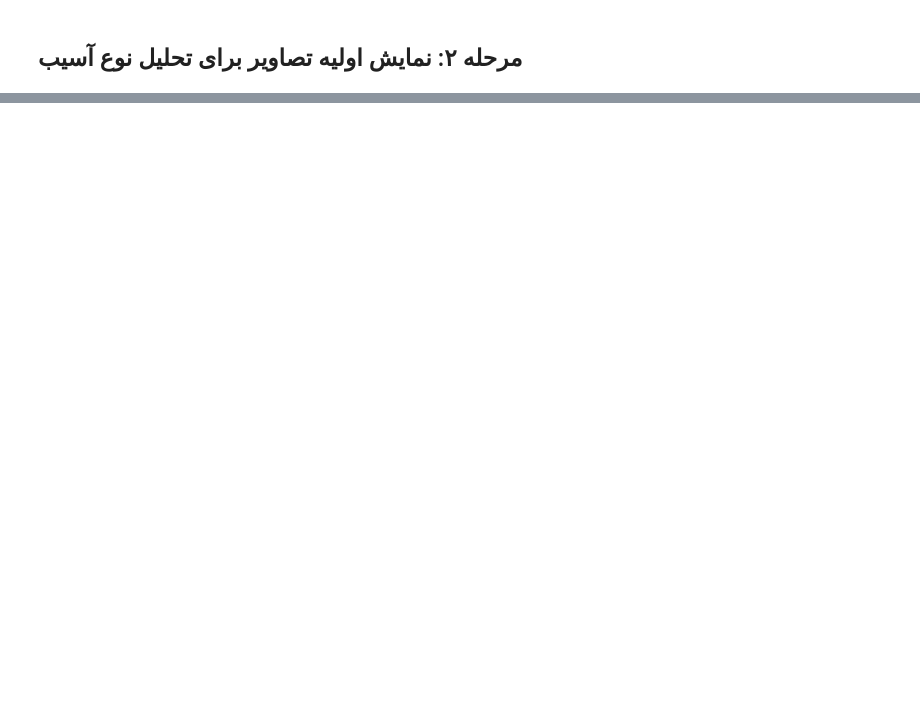
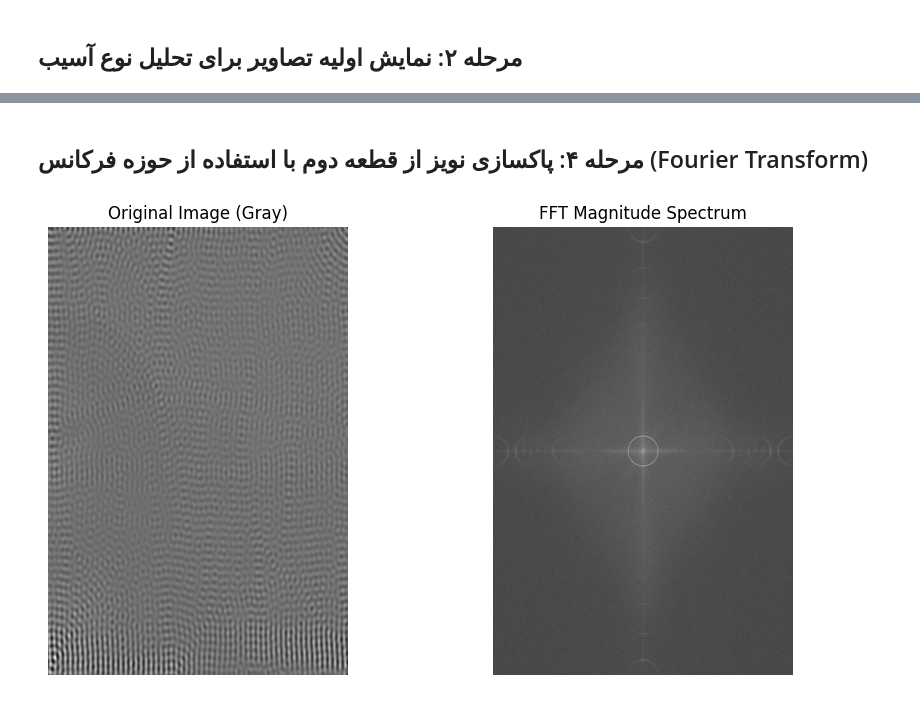
Before and after one commit to MinaJmsh/Image_processing_homework, a Jupyter notebook: Image_processing_homework.ipynb, the cells around one changed output, grey strips where cells are left out. Saved outputs shown, nothing was run; the diff lists cells and outputs as text; code cells hidden in the pictures; blank space fills up the shorter version.

```diff
--- a/Image_processing_homework.ipynb
+++ b/Image_processing_homework.ipynb
@@ -49,0 +119,31 @@ for file in image_files:
+# %% [markdown]
+## مرحله ۴: پاکسازی نویز از قطعه دوم با استفاده از حوزه فرکانس (Fourier Transform)
+# %%
+import numpy as np
+
+# بارگذاری تصویر دوم
+img2_path = os.path.join(image_dir, 'processed_img_part_2.jpg')
+img2 = cv2.imread(img2_path, cv2.IMREAD_GRAYSCALE)  # برای FFT بهتره سیاه‌وسفید باشه
+
+# اعمال FFT
+f = np.fft.fft2(img2)
+fshift = np.fft.fftshift(f)
+magnitude_spectrum = 20 * np.log(np.abs(fshift) + 1)
+
+# نمایش تصویر اصلی و طیف فرکانسی
+plt.figure(figsize=(10, 5))
+
+plt.subplot(1, 2, 1)
+plt.imshow(img2, cmap='gray')
+plt.title("Original Image (Gray)")
+plt.axis('off')
+
+plt.subplot(1, 2, 2)
+plt.imshow(magnitude_spectrum, cmap='gray')
+plt.title("FFT Magnitude Spectrum")
+plt.axis('off')
+
+plt.tight_layout()
+plt.show()
+# %% [output]
+[figure, added]
```
Also changed, not shown: parts of 6 cells of this notebook.
